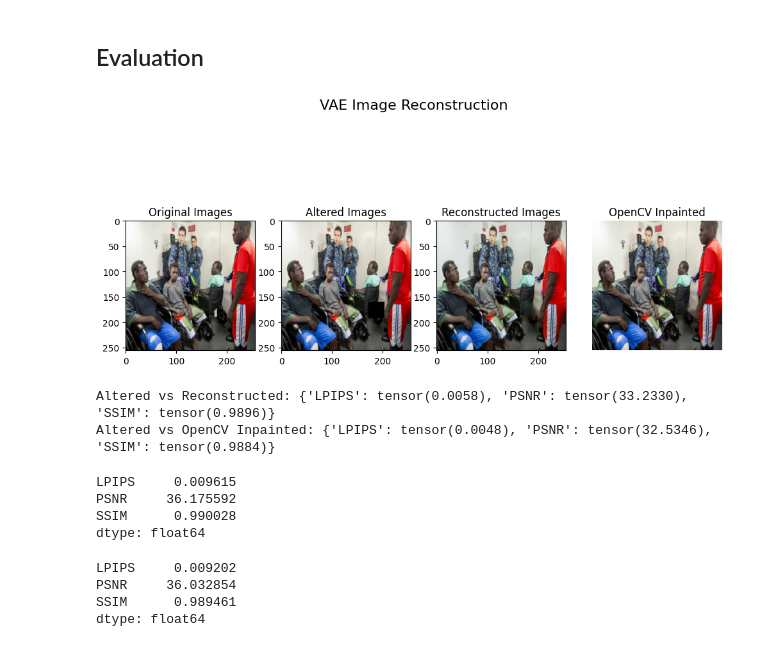
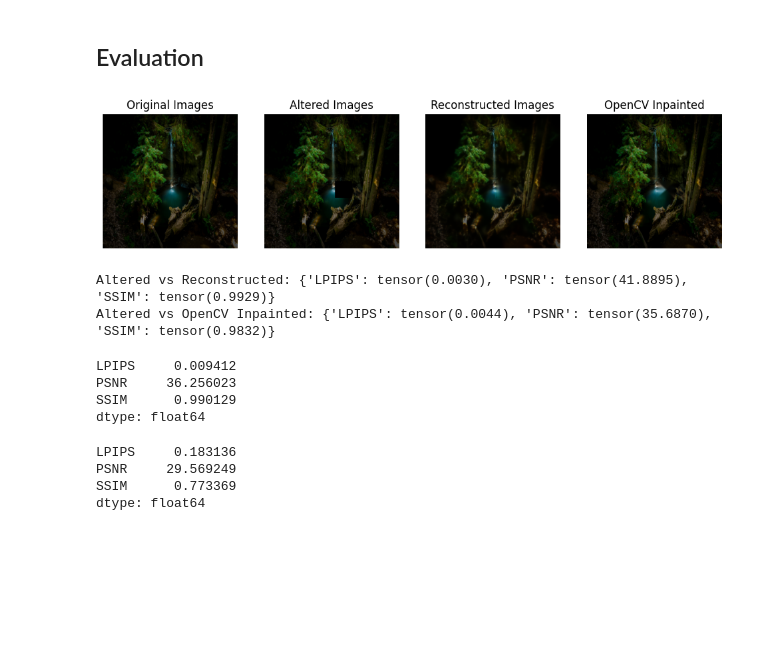
Before and after one commit to mikic202/SIGK-2025L, a Jupyter notebook: Project_1/task_4_inpainting.ipynb, the cells around one changed output. Drawn from its saved outputs; the diff is of its cells as text; code cells hidden in the pictures; blank space fills up the shorter version.

```diff
--- a/Project_1/task_4_inpainting.ipynb
+++ b/Project_1/task_4_inpainting.ipynb
@@ -57,10 +57,13 @@ IMAGE_WIDTH = 256
 IMAGE_HIGHT = 256
 
 SQUARE_SIZE = 32
+DATASET_PATH = "/media/mikic202/Nowy/Random/DIV2_dataset/archive/DIV2K_train_HR"
+VALIDATION_DATASET_PATH = "/media/mikic202/Nowy/Random/DIV2_dataset/archive/DIV2K_valid_HR"
 
 mean = 0.5
 std = 0.5
-dataset = datasets.ImageFolder(root="/media/mikic202/Nowy/Random/DIV2_dataset/archive/DIV2K_valid_HR")
+dataset = datasets.ImageFolder(root=DATASET_PATH)
+validation_dataset = datasets.ImageFolder(root=VALIDATION_DATASET_PATH)
 
 normalize_transform = transforms.Compose(
     [
@@ -70,8 +73,11 @@ normalize_transform = transforms.Compose(
     ]
 )
 
-image_dataset = DIV2InpaintingKDataset(dataset, normalize_transform=normalize_transform, region_size=32)
+image_dataset = DIV2InpaintingKDataset(dataset, normalize_transform=normalize_transform, region_size=SQUARE_SIZE)
+validation_dataset = DIV2InpaintingKDataset(validation_dataset, normalize_transform=normalize_transform, region_size=SQUARE_SIZE)
+
 train_dataloader = DataLoader(image_dataset, batch_size=16, shuffle=True)
+validation_dataloader = DataLoader(validation_dataset, batch_size=4, shuffle=True)
 # %% [markdown]
 ## Model
 # %%
@@ -174,7 +180,7 @@ class SmallUNet(nn.Module):
 # %%
 model = SmallUNet(base_ch=40).to(device)
 # %%
-model = torch.jit.load("/home/mikic202/semestr_9/sigk/models/really_good_122_only_square_is_blurred_little_upgrade_to_107_sometimes_wierd_color_23.10.2025.pt").to(device)
+model = torch.jit.load("models/really_good_122_only_square_is_blurred_little_upgrade_to_107_sometimes_wierd_color_23.10.2025.pt").to(device)
 # %%
 def hole_reconstruction_loss(original, reconstructed, mask, ssim = None):
     hole = mask.bool().unsqueeze(1)
@@ -277,8 +282,6 @@ def measure_dataset_difference(original_images: list[np.ndarray], altered_images
   return results.mean()
 # %%
-test_dataloader = DataLoader(image_dataset, batch_size=1, shuffle=True)
-
-examples, square, altered_examples, mask = next(iter(test_dataloader))
+examples, square, altered_examples, mask = next(iter(validation_dataloader))
 altered_examples = altered_examples.to(device)
 model.eval()
 with torch.no_grad():
@@ -287,52 +290,54 @@ examples = examples.cpu().numpy()
 altered_examples = altered_examples.cpu().numpy()
 reconstructed_examples = reconstructed_images.cpu().numpy()
 plt.figure(figsize=(12, 6))
-plt.suptitle("VAE Image Reconstruction", fontsize=16)
 plt.subplot(1, 4, 1)
 plt.title("Original Images")
 plt.imshow(examples[0].transpose(1, 2, 0)
 )
+plt.axis('off')
+
 plt.subplot(1, 4, 2)
 plt.title("Altered Images")
 plt.imshow(altered_examples[0].transpose(1, 2, 0))
+plt.axis('off')
 
 plt.subplot(1, 4, 3)
 plt.title("Reconstructed Images")
 plt.imshow(reconstructed_examples[0].transpose(1, 2, 0))
-
+plt.axis('off')
 
 img_np = examples[0].transpose(1, 2, 0)
 if img_np.max() <= 1.0:
     img_np = (img_np * 255).astype(np.uint8)
 else:
     img_np = img_np.astype(np.uint8)
 
 mask_np = mask.cpu().numpy()[0]
 mask_np = (mask_np) * 255
 mask_np = mask_np.astype(np.uint8)
 
 img_bgr = cv.cvtColor(img_np, cv.COLOR_RGB2BGR)
 
 dst = cv.inpaint(img_bgr, mask_np, 3, cv.INPAINT_TELEA)
 
 dst_rgb = cv.cvtColor(dst, cv.COLOR_BGR2RGB)
 
 plt.subplot(1, 4, 4)
 plt.title("OpenCV Inpainted")
 plt.imshow(dst_rgb)
 plt.axis('off')
 plt.show()
 
 
 
 only_square_replacement = altered_examples[0].copy() + reconstructed_examples[0].copy() * mask.numpy()[0][np.newaxis, :, :]
 
 print("Altered vs Reconstructed:", get_image_scores(examples[0].transpose(1, 2, 0) * 255, only_square_replacement.transpose(1, 2, 0) * 255))
 print("Altered vs OpenCV Inpainted:", get_image_scores(examples[0].transpose(1, 2, 0) * 255, dst_rgb))
 # %% [output]
-[figure, old version]
+[figure, new version]
-Altered vs Reconstructed: {'LPIPS': tensor(0.0058), 'PSNR': tensor(33.2330), 'SSIM': tensor(0.9896)}
-Altered vs OpenCV Inpainted: {'LPIPS': tensor(0.0048), 'PSNR': tensor(32.5346), 'SSIM': tensor(0.9884)}
+Altered vs Reconstructed: {'LPIPS': tensor(0.0030), 'PSNR': tensor(41.8895), 'SSIM': tensor(0.9929)}
+Altered vs OpenCV Inpainted: {'LPIPS': tensor(0.0044), 'PSNR': tensor(35.6870), 'SSIM': tensor(0.9832)}
 # %%
 def get_inpaintings_for_dataset_with_cnn(dataset, hole_size=32):
     device = torch.device("cuda" if torch.cuda.is_available() else "cpu")
@@ -397,16 +402,16 @@ def measure_inpainting_model_performance(dataset: Dataset, inpainting_method, wa
             inpainted_images.extend(inpainted)
     return measure_dataset_difference(original_images, inpainted_images)
 # %%
-measure_inpainting_model_performance(image_dataset, lambda dataset: get_inpaintings_for_dataset_with_cnn(dataset, 32), wariations_per_image=10)
+measure_inpainting_model_performance(validation_dataset, lambda dataset: get_inpaintings_for_dataset_with_cnn(dataset, 32), wariations_per_image=10)
 # %% [output]
-LPIPS     0.009615
-PSNR     36.175592
-SSIM      0.990028
+LPIPS     0.009412
+PSNR     36.256023
+SSIM      0.990129
 dtype: float64
 # %%
-measure_inpainting_model_performance(image_dataset, get_inpaintings_for_dataset_with_opencv, wariations_per_image=10)
+measure_inpainting_model_performance(validation_dataset, get_inpaintings_for_dataset_with_opencv, wariations_per_image=10)
 # %% [output]
-LPIPS     0.009202
-PSNR     36.032854
-SSIM      0.989461
+LPIPS     0.183136
+PSNR     29.569249
+SSIM      0.773369
 dtype: float64
```
Also changed, not shown: parts of 3 cells of this notebook, 1 other file.
